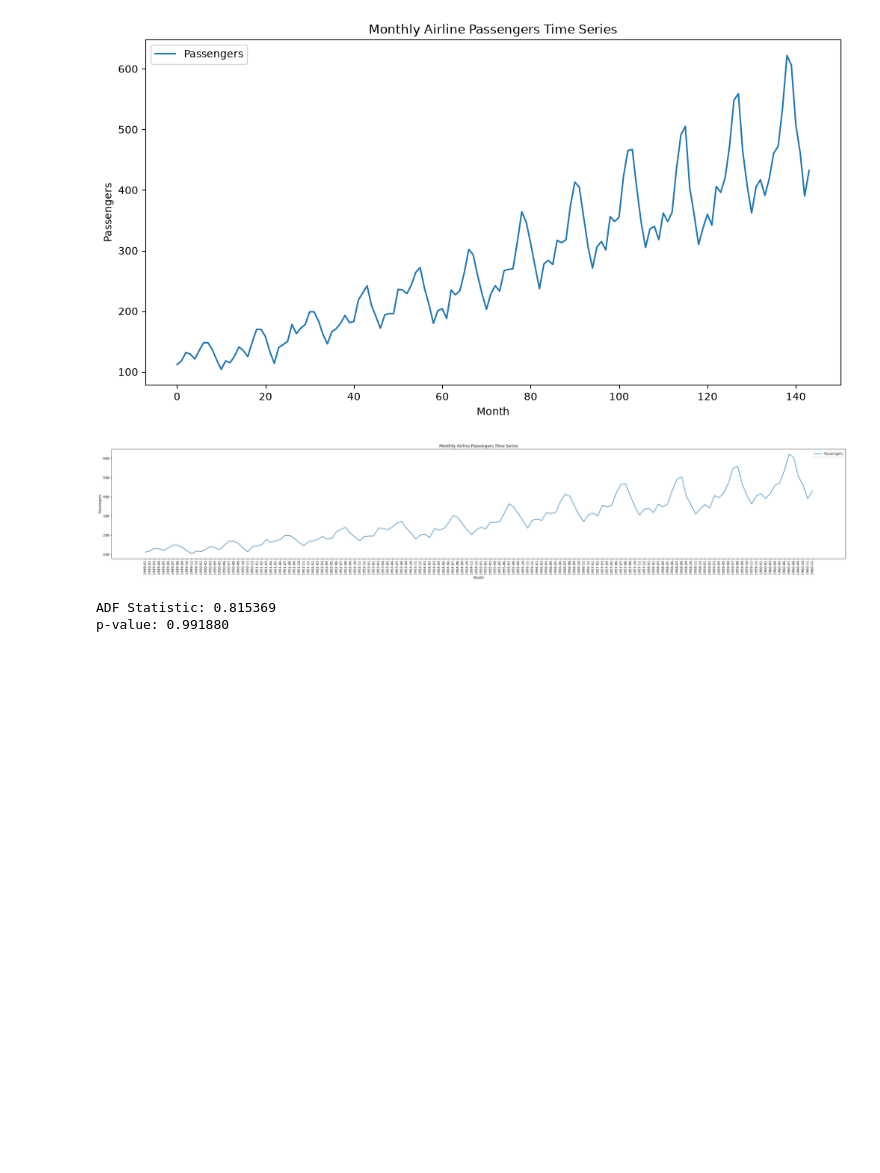
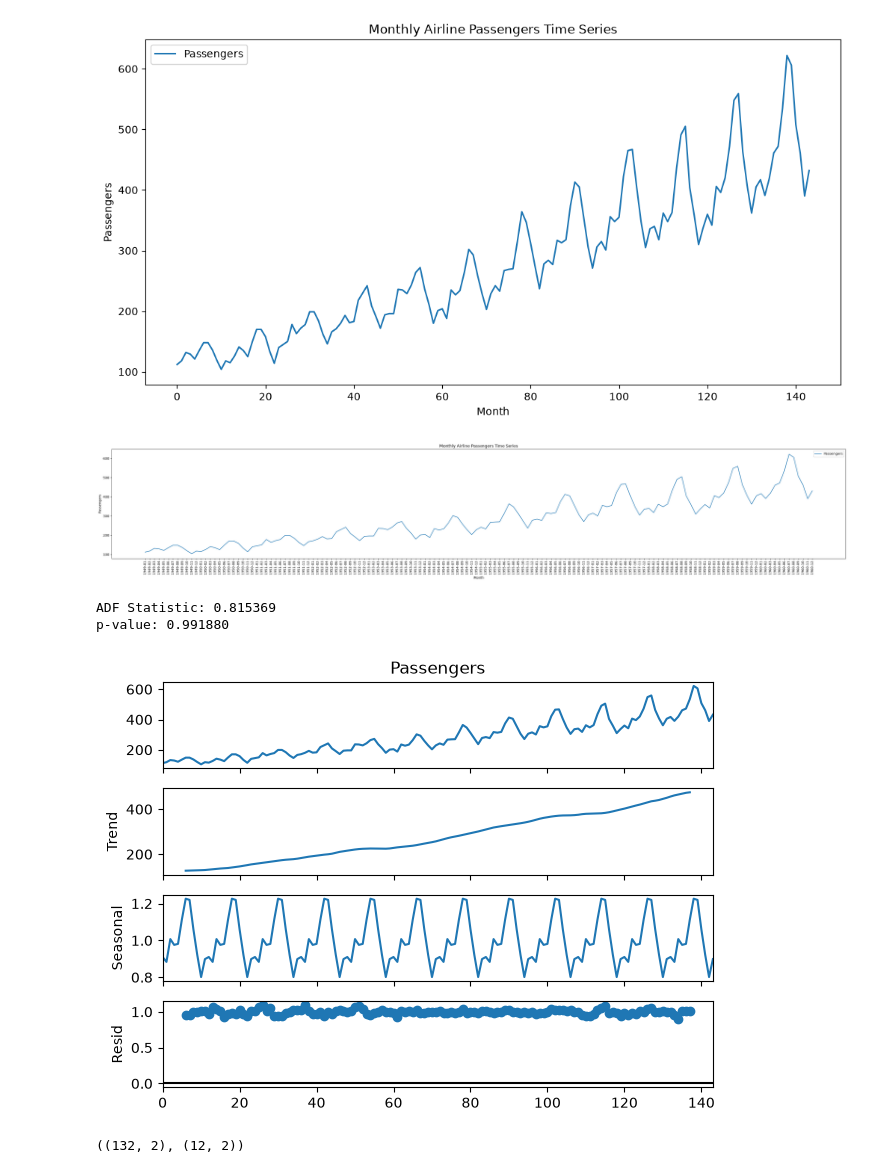
Before and after one commit to Dilshan7704/Air-Passengers-Time-Series-Forecasting-ML, a Jupyter notebook: src/data_preprocessing.ipynb, the cells around one changed output. Drawn from its saved outputs; the diff is of its cells as text; code cells hidden in the pictures; blank space fills up the shorter version.

```diff
--- a/src/data_preprocessing.ipynb
+++ b/src/data_preprocessing.ipynb
@@ -95,3 +93,14 @@ print('p-value: %f' % result[1])
 # %% [output]
 ADF Statistic: 0.815369
 p-value: 0.991880
+# %%
+# seasonal decomposition
+decomposition = seasonal_decompose(
+    df['Passengers'],
+    model='multiplicative',
+    period=12
+)
+decomposition.plot()
+plt.show()
+# %% [output]
+[figure, added]
@@ -97,0 +111,4 @@ p-value: 0.991880
+# %%
+train.shape, test.shape
+# %% [output]
+((132, 2), (12, 2))
```
Also changed, not shown: parts of 3 cells of this notebook, 2 other files.
